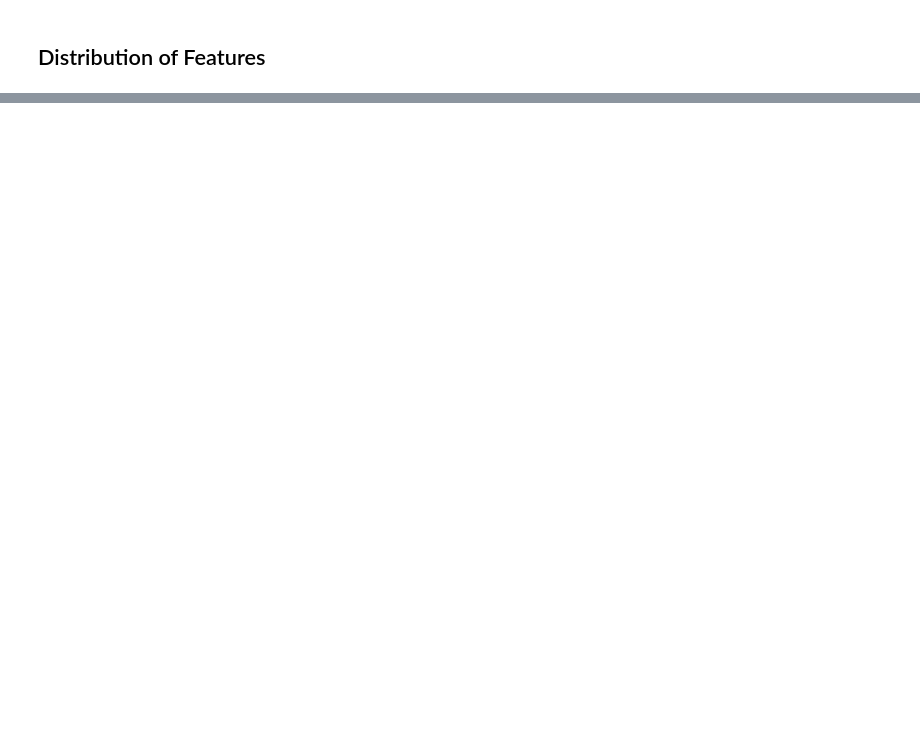
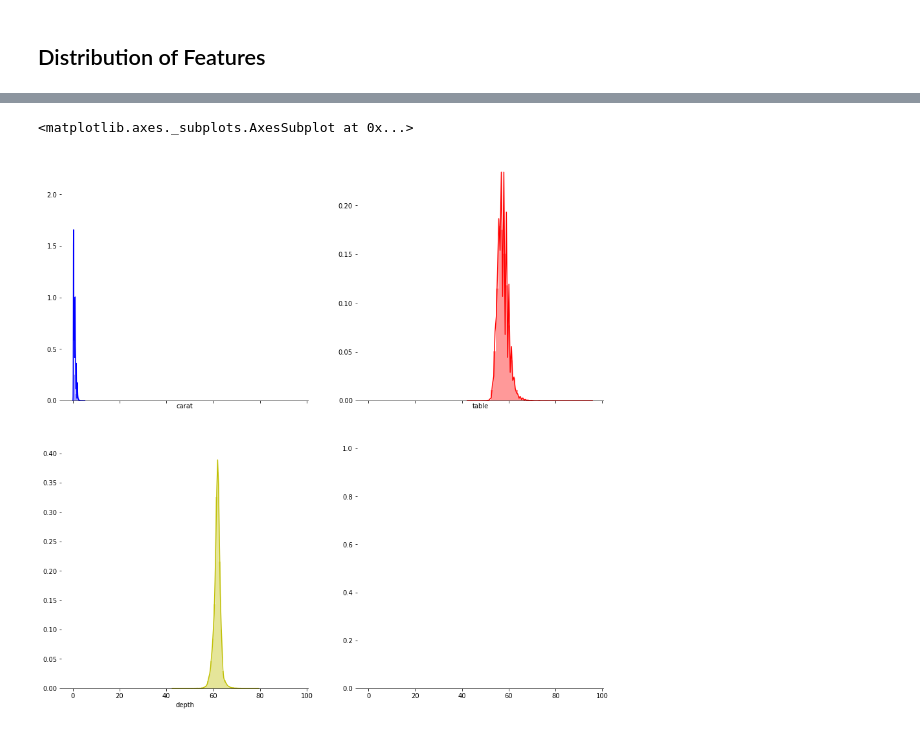
Before and after one commit to SudhakarAnemu/AI-DS-ML-DL-, a Jupyter notebook: ML/PracticeDiamond.ipynb, the cells around one changed output, grey strips where cells are left out. Saved outputs shown, nothing was run; the diff lists cells and outputs as text; code cells hidden in the pictures; blank space fills up the shorter version.

```diff
--- a/ML/PracticeDiamond.ipynb
+++ b/ML/PracticeDiamond.ipynb
@@ -129,0 +124,17 @@ sns.distplot(ds.table, color="r", ax=axes[1, 0])
+# %%
+f, axes = plt.subplots(2, 2, figsize=(15, 15), sharex=True)
+
+sns.despine(left=True) #It removes the border of each plot
+sns.distplot(ds.carat, color="b", ax=axes[0, 0])
+sns.distplot(ds.table, color="r", ax=axes[0, 1])
+sns.distplot(ds.depth, color="y", ax=axes[1, 0])
+
+#
+#SA :
+#1. This graph will not support for Category.
+#2. sns.despine #It removes the border of each plot
+#3 - #sns.distplot(ds.price, color="g", ax=axes[0, 1])  -- I removed this since it is effecting lot to other features since Price reange is very high if we compare with others.
+#
+# %% [output]
+<matplotlib.axes._subplots.AxesSubplot at 0x...>
+[figure, added]
```
Also changed, not shown: parts of 14 cells of this notebook.
